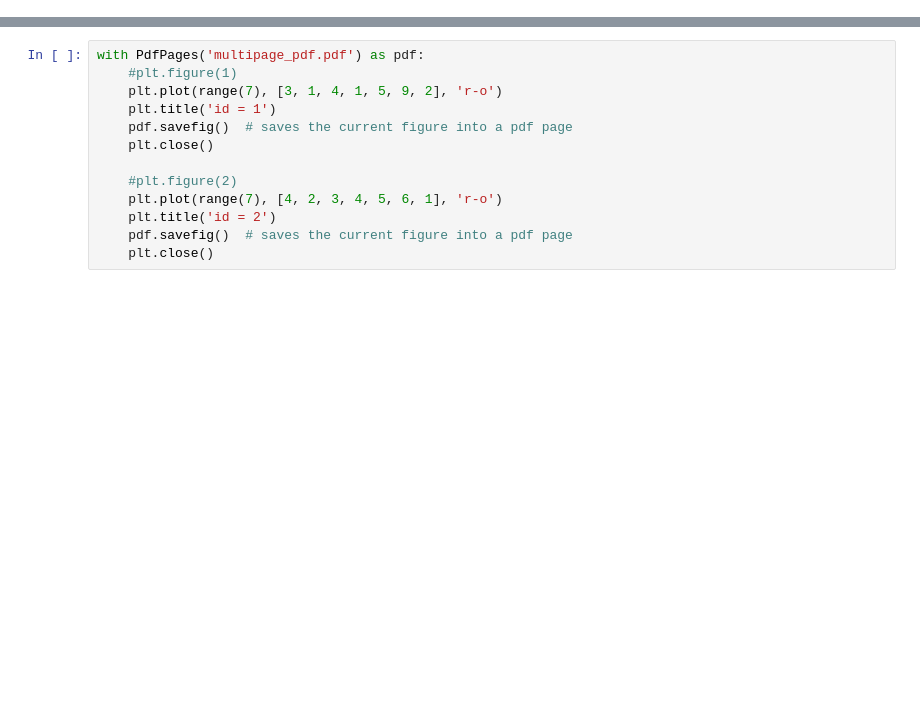
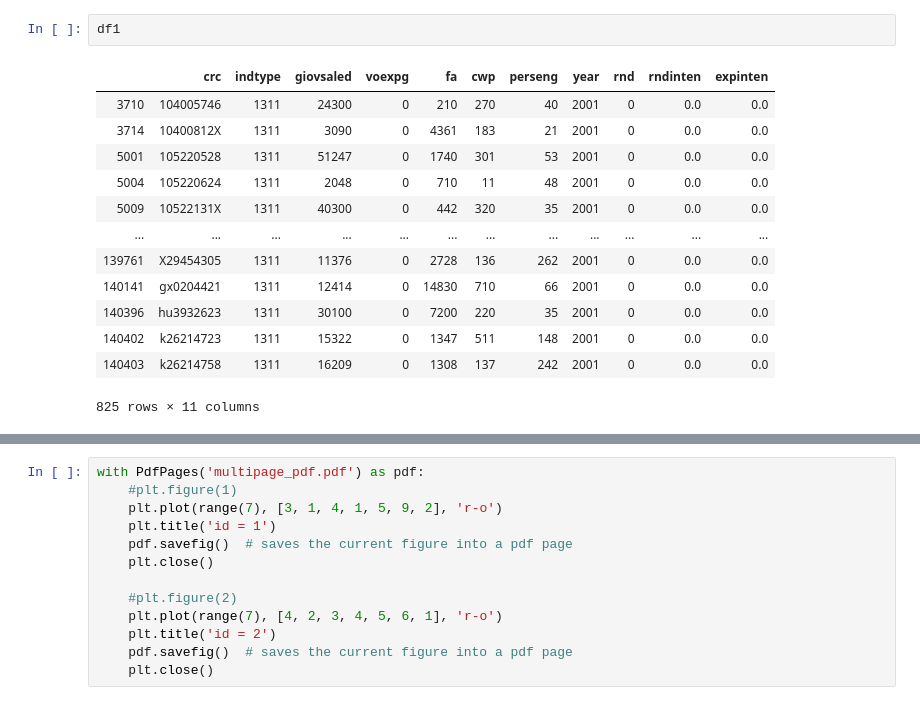
Before and after one commit to Django-Jiang/FirmCluster, a Jupyter notebook: test.ipynb, the cells around one changed output, grey strips where cells are left out. Drawn from its saved outputs; the diff is of its cells as text; blank space fills up the shorter version.

```diff
--- a/test.ipynb
+++ b/test.ipynb
@@ -6,0 +108,16 @@ import pandas as pd
+# %%
+df1
+# %% [output]
+|  | crc | indtype | giovsaled | voexpg | fa | cwp | perseng | year | rnd | rndinten | expinten |
+| 3710 | 104005746 | 1311 | 24300 | 0 | 210 | 270 | 40 | 2001 | 0 | 0.0 | 0.0 |
+| 3714 | 10400812X | 1311 | 3090 | 0 | 4361 | 183 | 21 | 2001 | 0 | 0.0 | 0.0 |
+| 5001 | 105220528 | 1311 | 51247 | 0 | 1740 | 301 | 53 | 2001 | 0 | 0.0 | 0.0 |
+| 5004 | 105220624 | 1311 | 2048 | 0 | 710 | 11 | 48 | 2001 | 0 | 0.0 | 0.0 |
+| 5009 | 10522131X | 1311 | 40300 | 0 | 442 | 320 | 35 | 2001 | 0 | 0.0 | 0.0 |
+| ... | ... | ... | ... | ... | ... | ... | ... | ... | ... | ... | ... |
+| 139761 | X29454305 | 1311 | 11376 | 0 | 2728 | 136 | 262 | 2001 | 0 | 0.0 | 0.0 |
+| 140141 | gx0204421 | 1311 | 12414 | 0 | 14830 | 710 | 66 | 2001 | 0 | 0.0 | 0.0 |
+| 140396 | hu3932623 | 1311 | 30100 | 0 | 7200 | 220 | 35 | 2001 | 0 | 0.0 | 0.0 |
+| 140402 | k26214723 | 1311 | 15322 | 0 | 1347 | 511 | 148 | 2001 | 0 | 0.0 | 0.0 |
+| 140403 | k26214758 | 1311 | 16209 | 0 | 1308 | 137 | 242 | 2001 | 0 | 0.0 | 0.0 |
+825 rows × 11 columns
```
Also changed, not shown: parts of 12 cells of this notebook, 15 other files.
